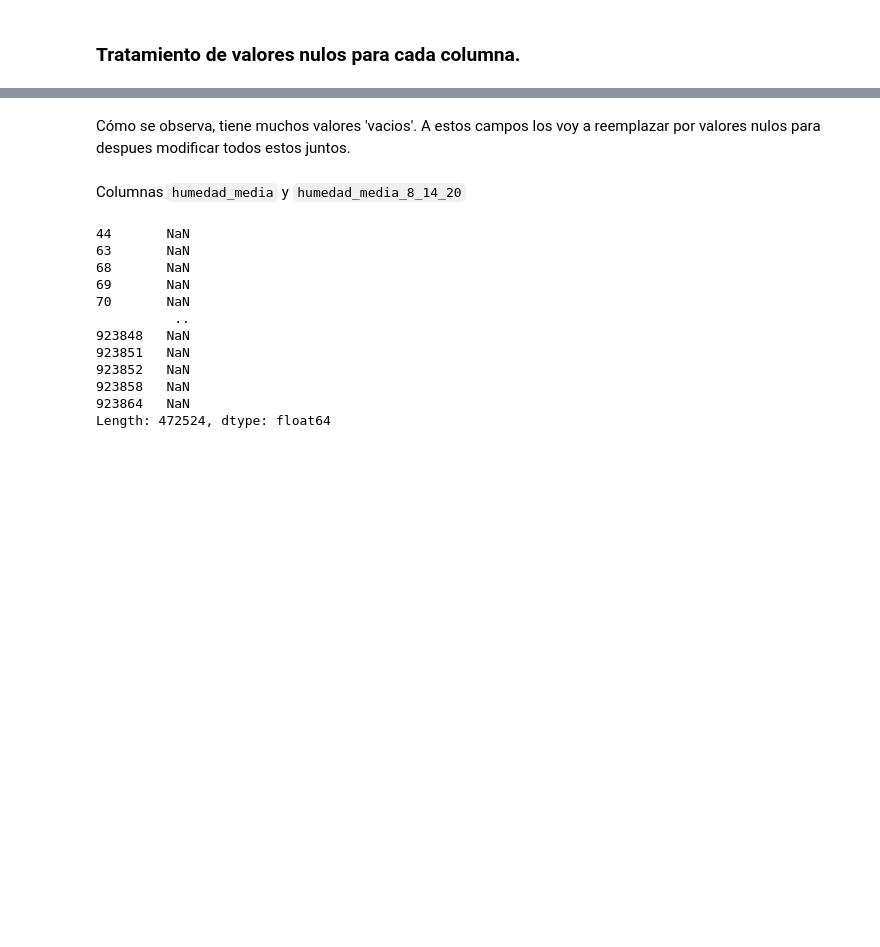
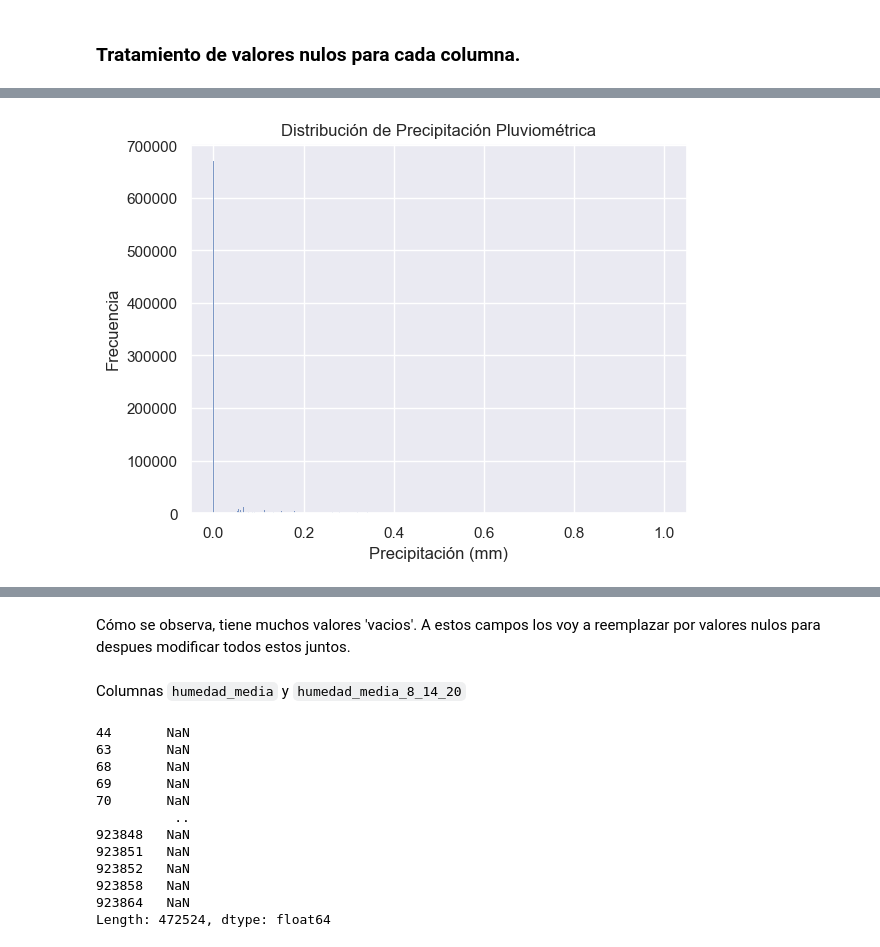
Before and after one commit to IS03/tp-dengue, a Jupyter notebook: EDA/EDA_clima.ipynb, the cells around one changed output, grey strips where cells are left out. Saved outputs shown, nothing was run; the diff lists cells and outputs as text; code cells hidden in the pictures; blank space fills up the shorter version.

```diff
--- a/EDA/EDA_clima.ipynb
+++ b/EDA/EDA_clima.ipynb
@@ -328,0 +372,3 @@ plt.show()
+# %%
+df.precipitacion_log_norm = df.precipitacion_log_norm.interpolate(method='spline', order=2)
+df.precipitacion_log_norm.describe()
@@ -328,0 +385,8 @@ plt.show()
+# %%
+sns.histplot(df["precipitacion_log_norm"])
+plt.title("Distribución de Precipitación Pluviométrica")
+plt.xlabel("Precipitación (mm)")
+plt.ylabel("Frecuencia")
+plt.show()
+# %% [output]
+[figure, added]
```
Also changed, not shown: parts of 53 cells of this notebook, 6 other files.
